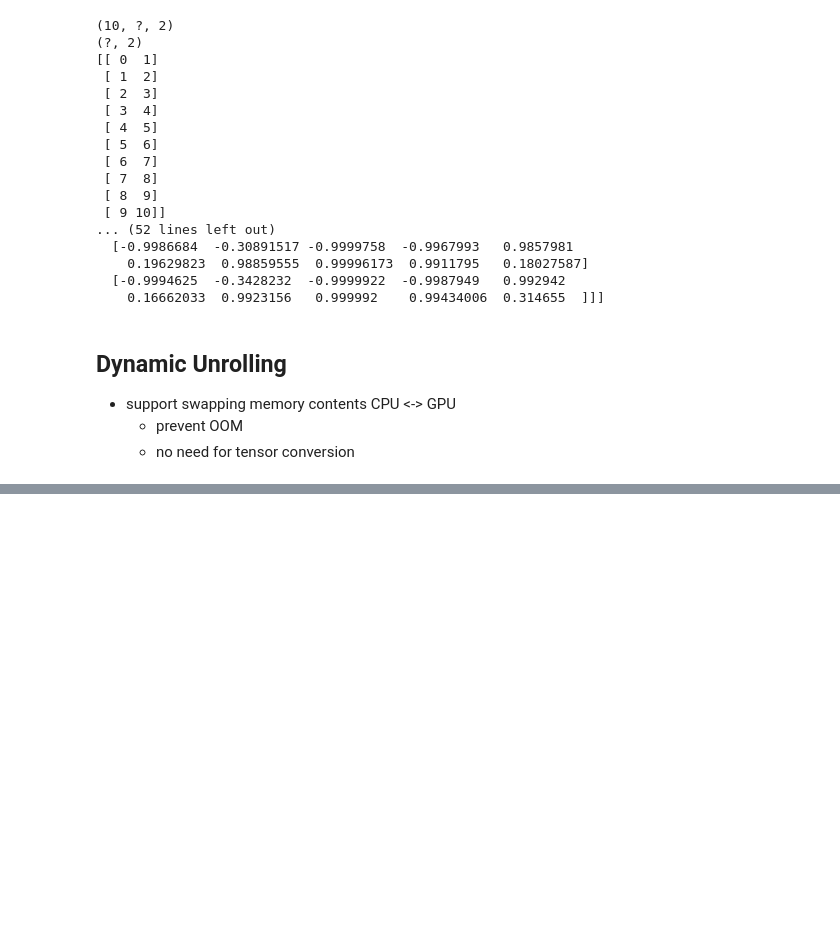
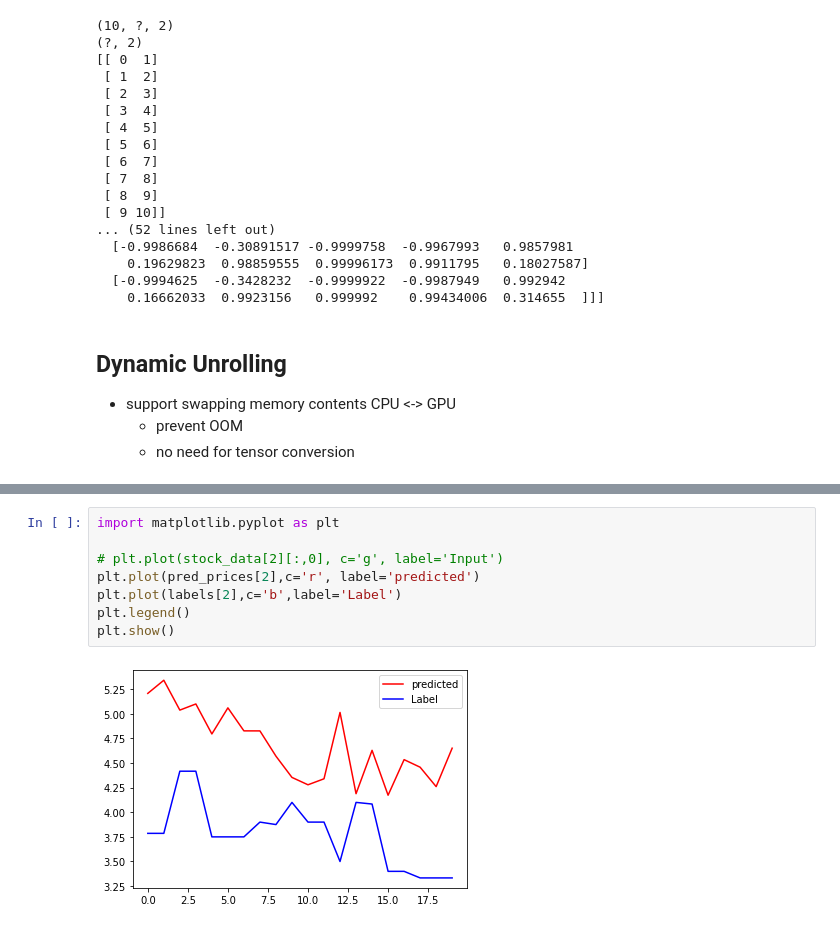
Before and after one commit to fritzprix/ml_note, a Jupyter notebook: work/ho_ch14_rnn.ipynb, the cells around one changed output, grey strips where cells are left out. Cells and saved outputs as stored; diff of their text form; blank space fills up the shorter version.

```diff
--- a/work/ho_ch14_rnn.ipynb
+++ b/work/ho_ch14_rnn.ipynb
@@ -186,0 +513,10 @@ with tf.Session() as sess:
+# %%
+import matplotlib.pyplot as plt
+
+# plt.plot(stock_data[2][:,0], c='g', label='Input')
+plt.plot(pred_prices[2],c='r', label='predicted')
+plt.plot(labels[2],c='b',label='Label')
+plt.legend()
+plt.show()
+# %% [output]
+[figure, added]
```
Also changed, not shown: parts of 12 cells of this notebook, 10 other files.
